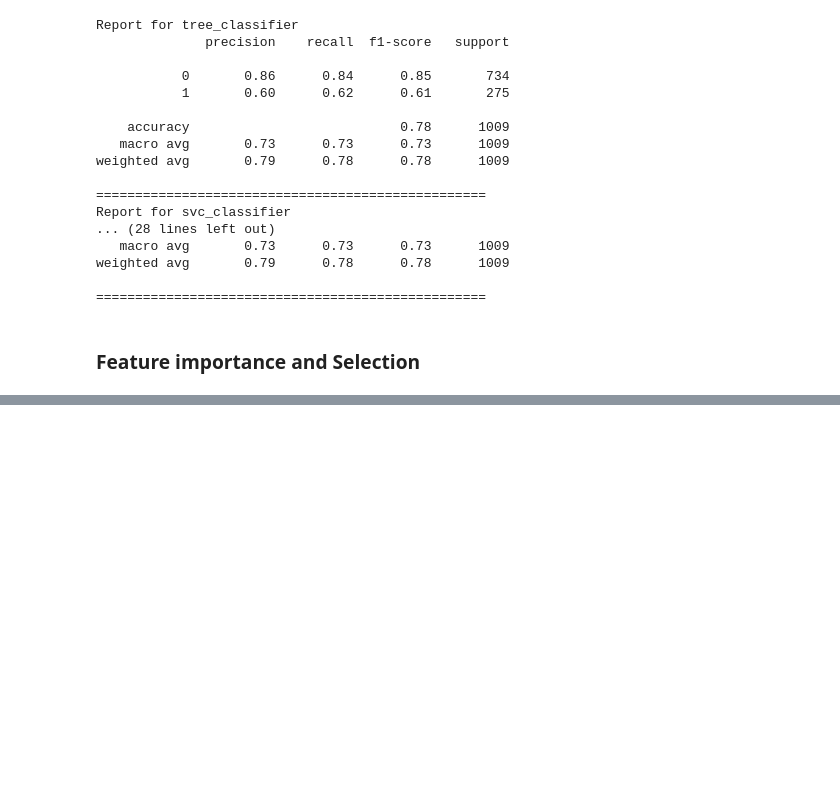
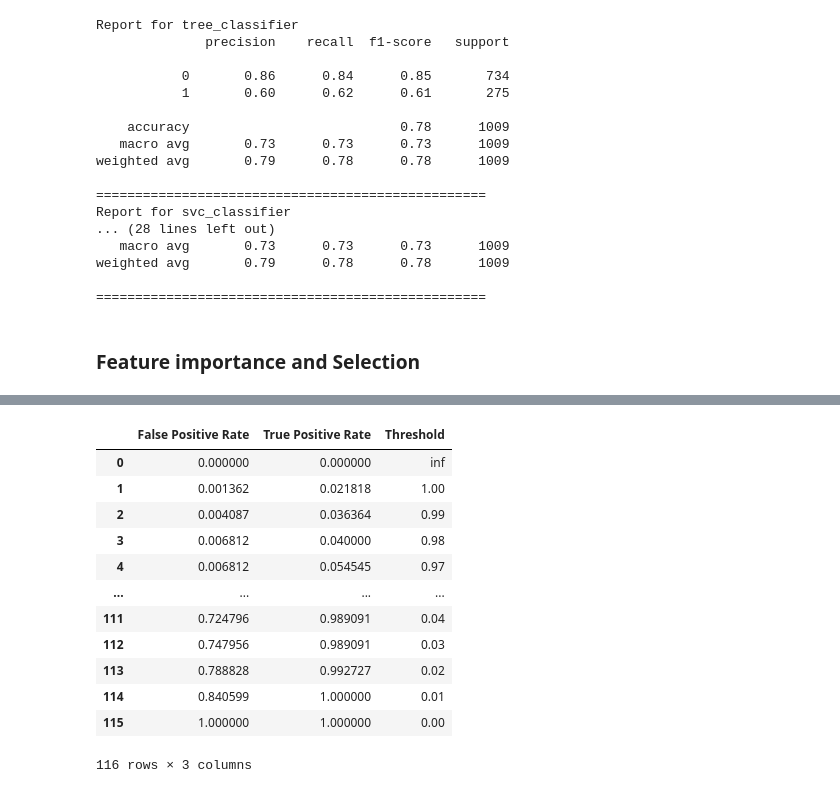
Before and after one commit to analystdee/lp2_customer_churn_prediction, a Jupyter notebook: cust_churn_ml.ipynb, the cells around one changed output, grey strips where cells are left out. Cells and saved outputs as stored; diff of their text form; code cells hidden in the pictures; blank space fills up the shorter version.

```diff
--- a/cust_churn_ml.ipynb
+++ b/cust_churn_ml.ipynb
@@ -1052,0 +1157,16 @@ weighted avg       0.77      0.71      0.72      1009
+# %%
+roc_curve_data['rf_classifier']
+# %% [output]
+|  | False Positive Rate | True Positive Rate | Threshold |
+| 0 | 0.000000 | 0.000000 | inf |
+| 1 | 0.001362 | 0.021818 | 1.00 |
+| 2 | 0.004087 | 0.036364 | 0.99 |
+| 3 | 0.006812 | 0.040000 | 0.98 |
+| 4 | 0.006812 | 0.054545 | 0.97 |
+| ... | ... | ... | ... |
+| 111 | 0.724796 | 0.989091 | 0.04 |
+| 112 | 0.747956 | 0.989091 | 0.03 |
+| 113 | 0.788828 | 0.992727 | 0.02 |
+| 114 | 0.840599 | 1.000000 | 0.01 |
+| 115 | 1.000000 | 1.000000 | 0.00 |
+116 rows × 3 columns
```
Also changed, not shown: parts of 26 cells of this notebook.
